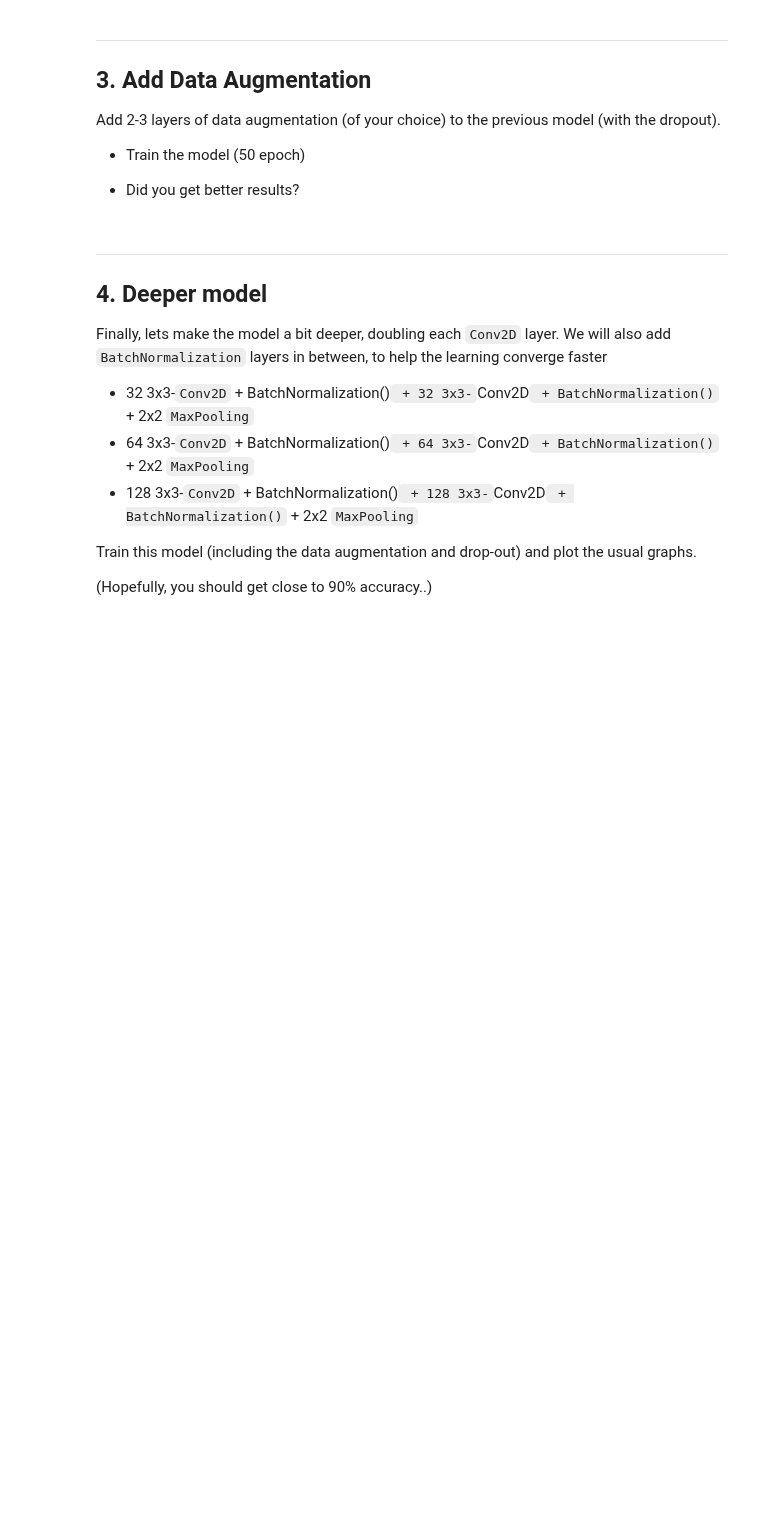
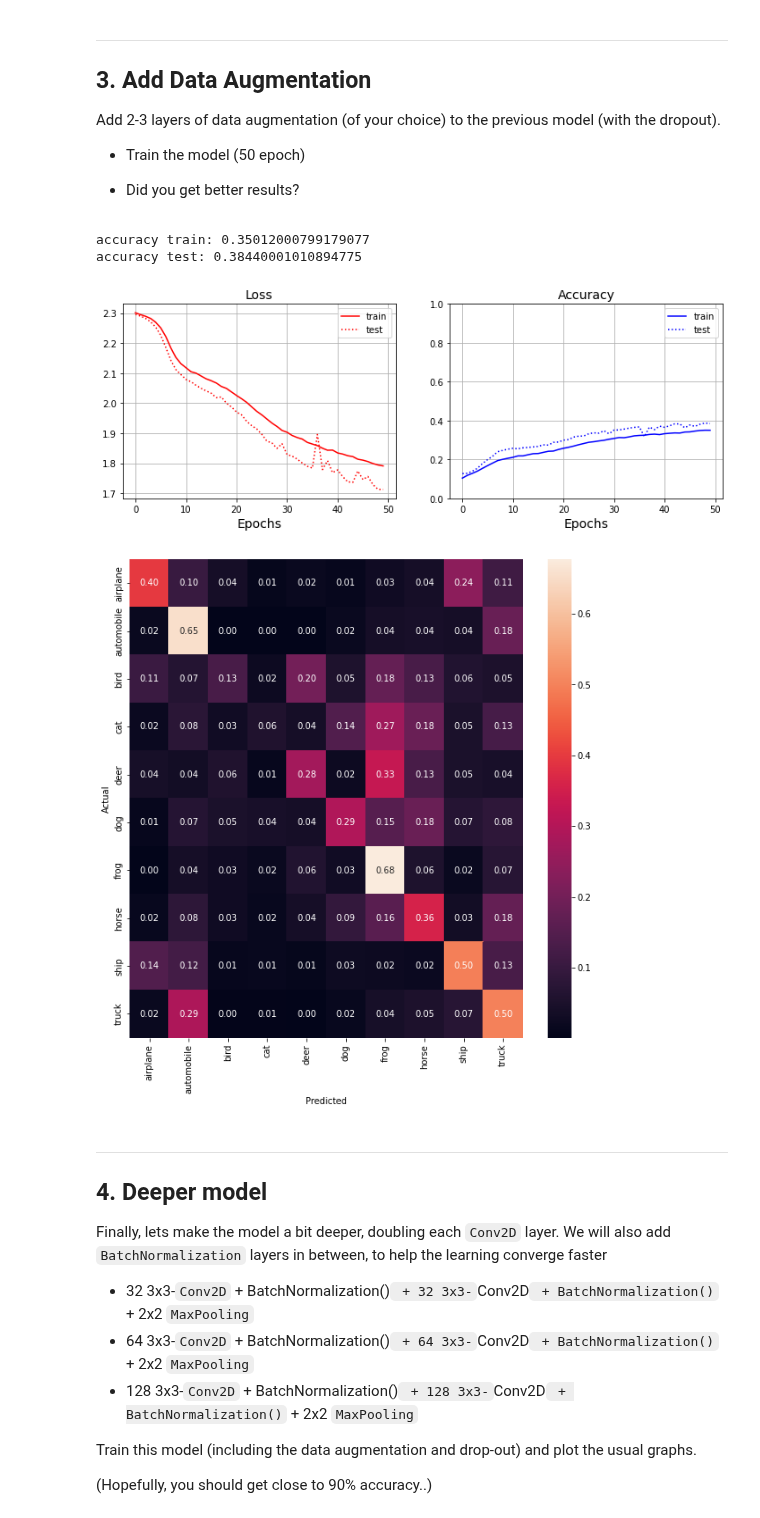
Before and after one commit to sergienko4/deep-learing, a Jupyter notebook: ex4.ipynb, the cells around one changed output. Saved outputs shown, nothing was run; the diff lists cells and outputs as text; code cells hidden in the pictures; blank space fills up the shorter version.

Commit message:
added data augmentation

```diff
--- a/ex4.ipynb
+++ b/ex4.ipynb
@@ -304,3 +300,35 @@ Add 2-3 layers of data augmentation (of your choice) to the previous model (with
+# %%
+model = Sequential()
+model.add(Input(shape=(32,32,3)))
+
+model.add(RandomFlip("horizontal_and_vertical"))
+model.add(RandomRotation(0.2))
+
+model.add(Conv2D(32, (3,3), activation='relu', padding='same'))
+model.add(MaxPooling2D((2,2)))
+model.add(Conv2D(64, (3,3), activation='relu', padding='same'))
+model.add(MaxPooling2D((2,2)))
+model.add(Conv2D(128, (3,3), activation='relu', padding='same'))
+model.add(MaxPooling2D((2,2)))
+model.add(Flatten())
+model.add(Dropout(0.2))
+model.add(Dense(128, activation='relu'))
+model.add(Dropout(0.2))
+model.add(Dense(10, activation='softmax'))
+
+model.compile(loss='sparse_categorical_crossentropy', optimizer=opt, metrics=['accuracy'] )
+
+history = model.fit(train_images, train_labels, epochs=50, batch_size=64, verbose=0, validation_data=(test_images,test_labels ))
+add_result('learning_rate=0.001 + dropout + augmentation',history)
+
+y_pred  = model.predict(test_images)
+figure_result(history.history['loss'],history.history['val_loss'],history.history['accuracy'],history.history['val_accuracy'])
+print_confusion_matrix(test_labels,y_pred)
+# %% [output]
+accuracy train: 0.35012000799179077
+accuracy test: 0.38440001010894775
+[figure, added]
+[figure, added]
 # %% [markdown]
 ---
 ## 4. Deeper model
```
Also changed, not shown: parts of 1 cell of this notebook.
